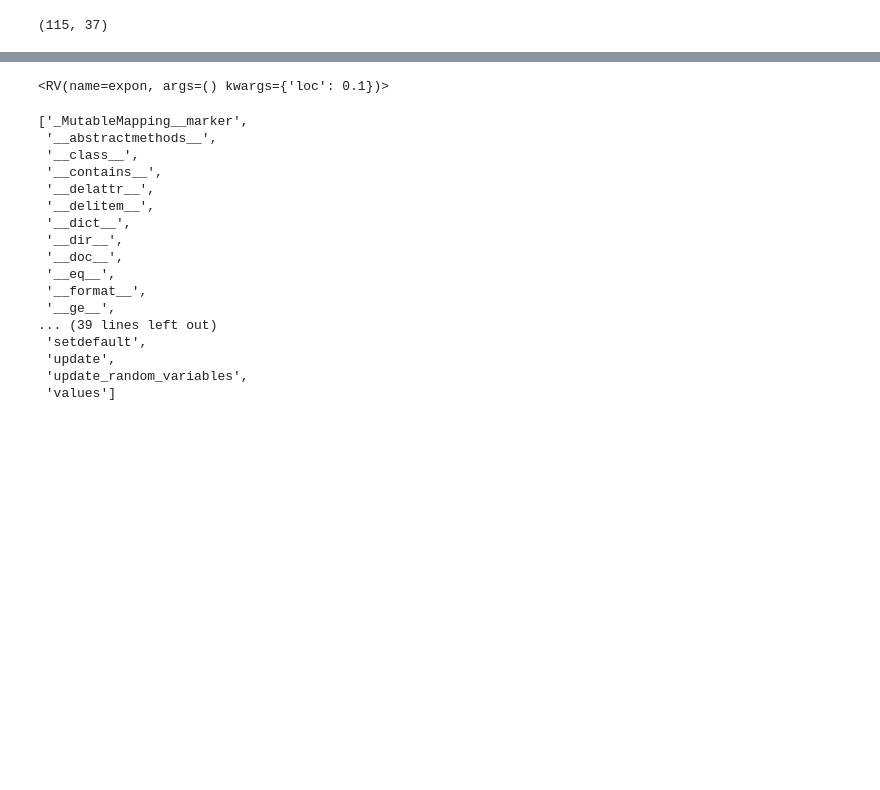
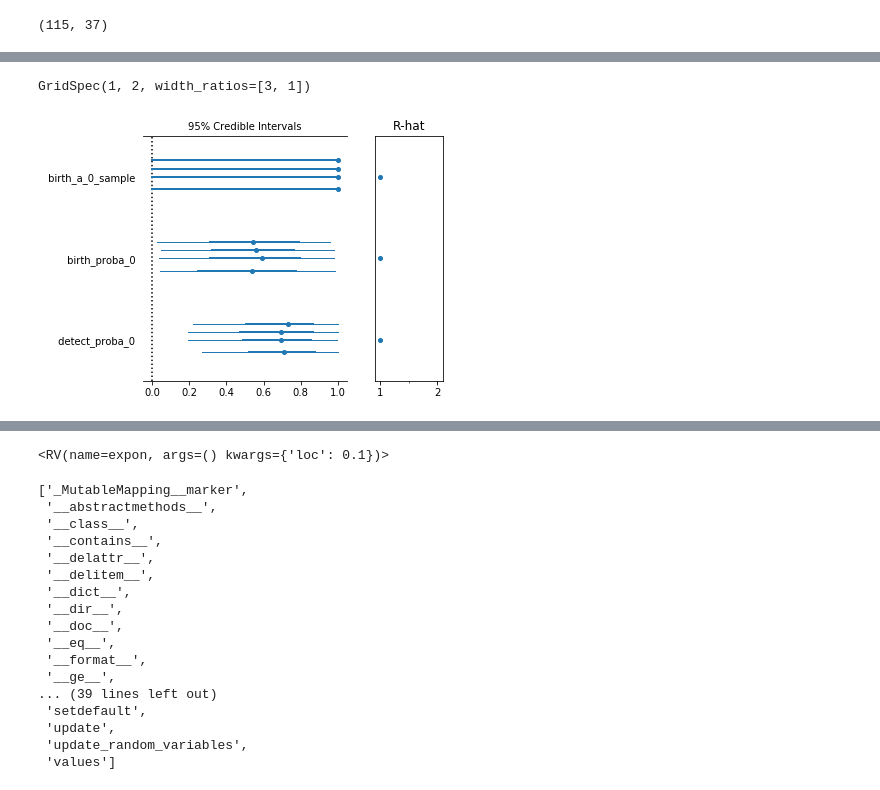
Before and after one commit to Edderic/mics-whales, a Jupyter notebook: mics-whales-new.ipynb, the cells around one changed output, grey strips where cells are left out. Saved outputs shown, nothing was run; the diff lists cells and outputs as text; code cells hidden in the pictures; blank space fills up the shorter version.

```diff
--- a/mics-whales-new.ipynb
+++ b/mics-whales-new.ipynb
@@ -500,0 +674,2 @@ cleaned_matrix.shape
+# %%
+observed = 2
@@ -500,0 +735,8 @@ cleaned_matrix.shape
+# %%
+pm.forestplot(traces, varnames=['birth_a_0_sample',
+#  'age_a_0_prior',
+ 'birth_proba_0',
+ 'detect_proba_0'])
+# %% [output]
+GridSpec(1, 2, width_ratios=[3, 1])
+[figure, added]
```
Also changed, not shown: parts of 33 cells of this notebook.
